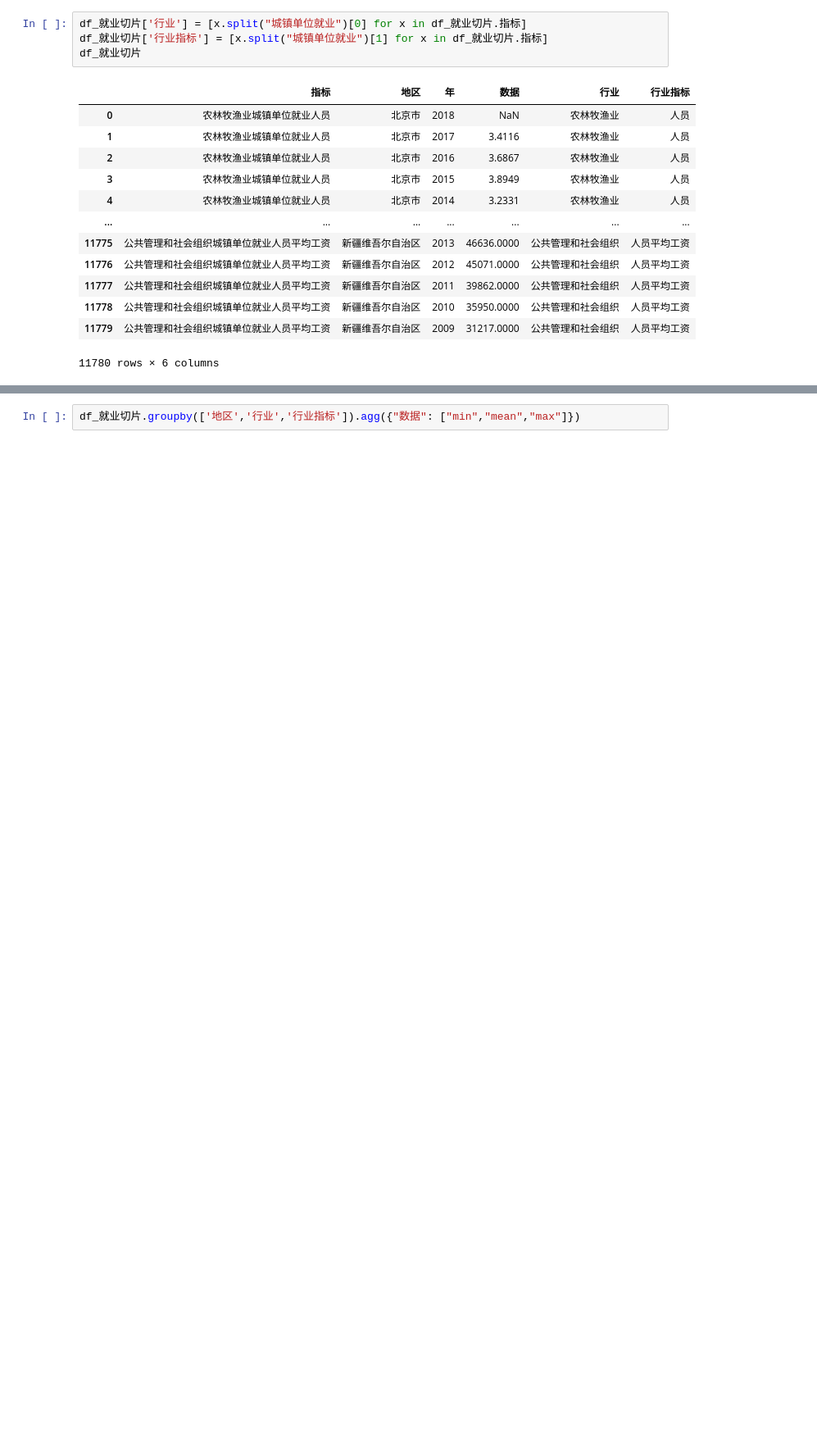
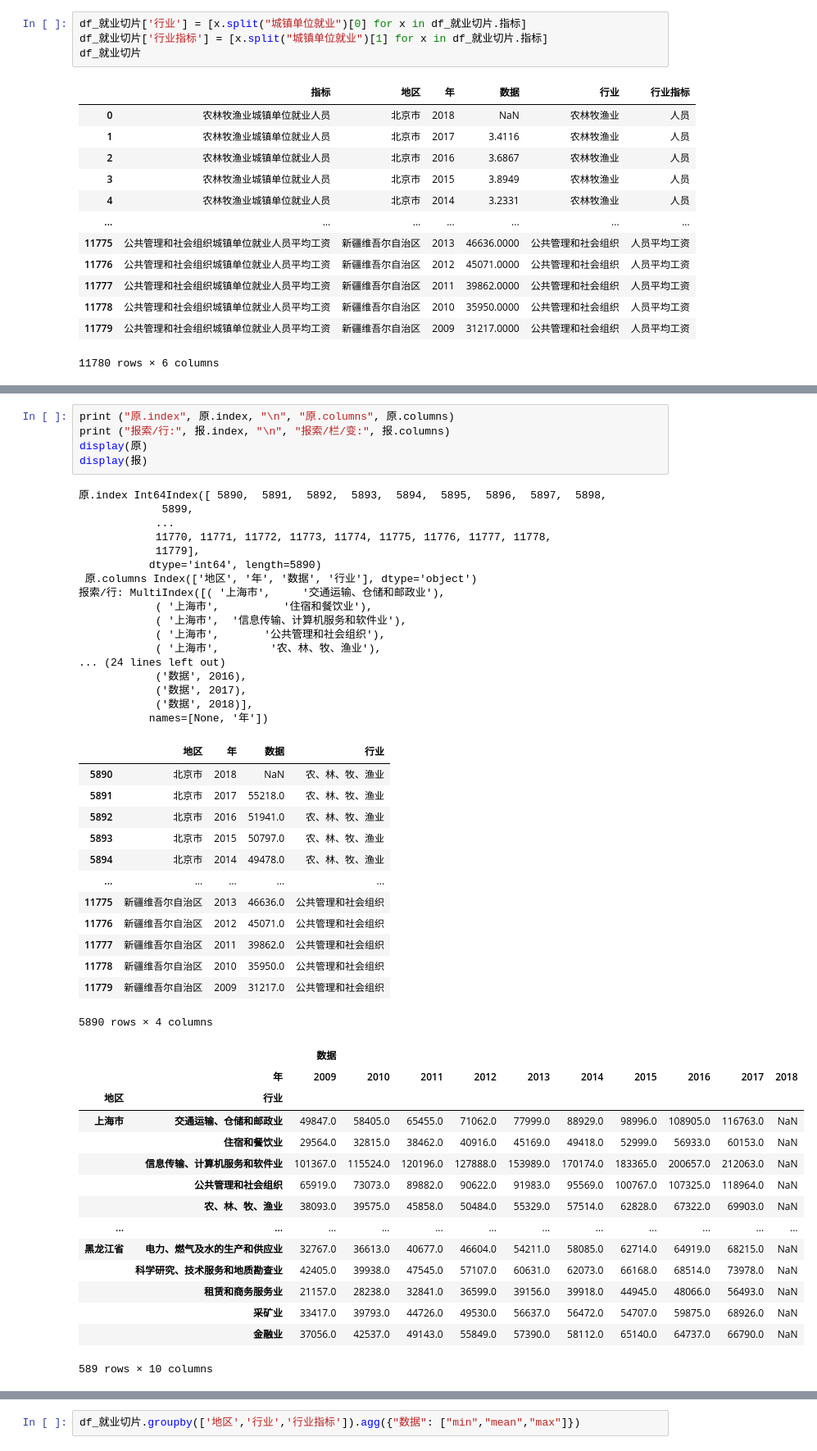
Before and after one commit to EasonQXF/pandas_Python, a Jupyter notebook: pandas_week06/week06_181013040.ipynb, the cells around one changed output, grey strips where cells are left out. Shown: that part at 82% size. Drawn from its saved outputs; the diff is of its cells as text; blank space fills up the shorter version.

```diff
--- a/pandas_week06/week06_181013040.ipynb
+++ b/pandas_week06/week06_181013040.ipynb
@@ -328,0 +390,51 @@ df_就业切片
+# %%
+print ("原.index", 原.index, "\n", "原.columns", 原.columns)
+print ("报索/行:", 报.index, "\n", "报索/栏/变:", 报.columns)
+display(原)
+display(报)
+# %% [output]
+原.index Int64Index([ 5890,  5891,  5892,  5893,  5894,  5895,  5896,  5897,  5898,
+             5899,
+            ...
+            11770, 11771, 11772, 11773, 11774, 11775, 11776, 11777, 11778,
+            11779],
+           dtype='int64', length=5890)
+ 原.columns Index(['地区', '年', '数据', '行业'], dtype='object')
+报索/行: MultiIndex([( '上海市',     '交通运输、仓储和邮政业'),
+            ( '上海市',          '住宿和餐饮业'),
+            ( '上海市',  '信息传输、计算机服务和软件业'),
+            ( '上海市',       '公共管理和社会组织'),
+            ( '上海市',        '农、林、牧、渔业'),
+... (24 lines left out)
+            ('数据', 2016),
+            ('数据', 2017),
+            ('数据', 2018)],
+           names=[None, '年'])
+|  | 地区 | 年 | 数据 | 行业 |
+| 5890 | 北京市 | 2018 | NaN | 农、林、牧、渔业 |
+| 5891 | 北京市 | 2017 | 55218.0 | 农、林、牧、渔业 |
+| 5892 | 北京市 | 2016 | 51941.0 | 农、林、牧、渔业 |
+| 5893 | 北京市 | 2015 | 50797.0 | 农、林、牧、渔业 |
+| 5894 | 北京市 | 2014 | 49478.0 | 农、林、牧、渔业 |
+| ... | ... | ... | ... | ... |
+| 11775 | 新疆维吾尔自治区 | 2013 | 46636.0 | 公共管理和社会组织 |
+| 11776 | 新疆维吾尔自治区 | 2012 | 45071.0 | 公共管理和社会组织 |
+| 11777 | 新疆维吾尔自治区 | 2011 | 39862.0 | 公共管理和社会组织 |
+| 11778 | 新疆维吾尔自治区 | 2010 | 35950.0 | 公共管理和社会组织 |
+| 11779 | 新疆维吾尔自治区 | 2009 | 31217.0 | 公共管理和社会组织 |
+5890 rows × 4 columns
+|  |  | 数据 |  |  |  |  |  |  |  |  |  |
+|  | 年 | 2009 | 2010 | 2011 | 2012 | 2013 | 2014 | 2015 | 2016 | 2017 | 2018 |
+| 地区 | 行业 |  |  |  |  |  |  |  |  |  |  |
+| 上海市 | 交通运输、仓储和邮政业 | 49847.0 | 58405.0 | 65455.0 | 71062.0 | 77999.0 | 88929.0 | 98996.0 | 108905.0 | 116763.0 | NaN |
+|  | 住宿和餐饮业 | 29564.0 | 32815.0 | 38462.0 | 40916.0 | 45169.0 | 49418.0 | 52999.0 | 56933.0 | 60153.0 | NaN |
+|  | 信息传输、计算机服务和软件业 | 101367.0 | 115524.0 | 120196.0 | 127888.0 | 153989.0 | 170174.0 | 183365.0 | 200657.0 | 212063.0 | NaN |
+|  | 公共管理和社会组织 | 65919.0 | 73073.0 | 89882.0 | 90622.0 | 91983.0 | 95569.0 | 100767.0 | 107325.0 | 118964.0 | NaN |
+|  | 农、林、牧、渔业 | 38093.0 | 39575.0 | 45858.0 | 50484.0 | 55329.0 | 57514.0 | 62828.0 | 67322.0 | 69903.0 | NaN |
+| ... | ... | ... | ... | ... | ... | ... | ... | ... | ... | ... | ... |
+| 黑龙江省 | 电力、燃气及水的生产和供应业 | 32767.0 | 36613.0 | 40677.0 | 46604.0 | 54211.0 | 58085.0 | 62714.0 | 64919.0 | 68215.0 | NaN |
+|  | 科学研究、技术服务和地质勘查业 | 42405.0 | 39938.0 | 47545.0 | 57107.0 | 60631.0 | 62073.0 | 66168.0 | 68514.0 | 73978.0 | NaN |
+|  | 租赁和商务服务业 | 21157.0 | 28238.0 | 32841.0 | 36599.0 | 39156.0 | 39918.0 | 44945.0 | 48066.0 | 56493.0 | NaN |
+|  | 采矿业 | 33417.0 | 39793.0 | 44726.0 | 49530.0 | 56637.0 | 56472.0 | 54707.0 | 59875.0 | 68926.0 | NaN |
+|  | 金融业 | 37056.0 | 42537.0 | 49143.0 | 55849.0 | 57390.0 | 58112.0 | 65140.0 | 64737.0 | 66790.0 | NaN |
+589 rows × 10 columns
```
Also changed, not shown: parts of 10 cells of this notebook, 12 other files.
